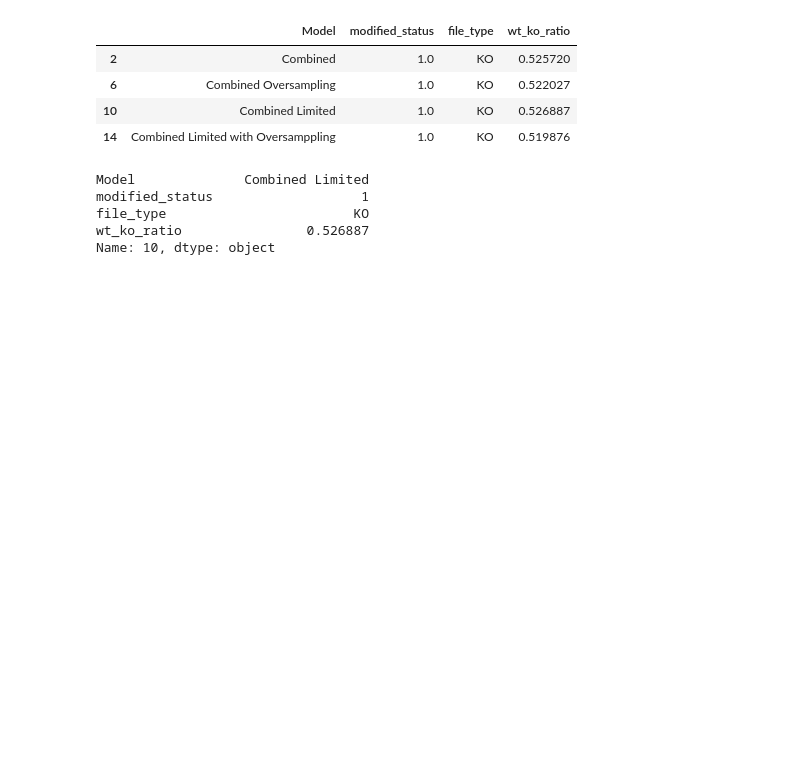
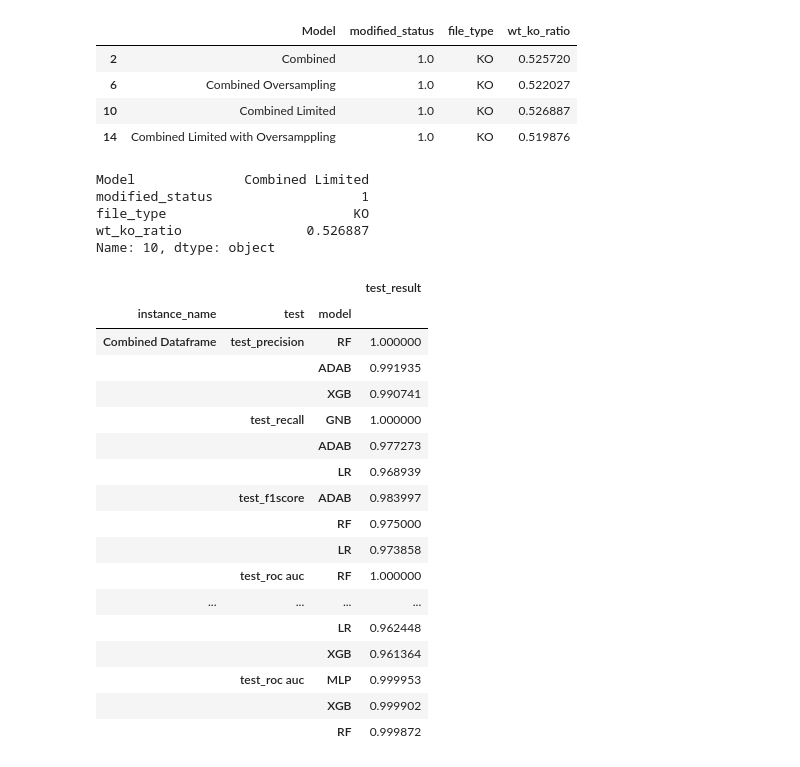
Before and after one commit to Karsten-Yan/ky-nf-capstone, a Jupyter notebook: 3_Predictive_Modelling_Combined_Dataframe.ipynb, the cells around one changed output. Cells and saved outputs as stored; diff of their text form; code cells hidden in the pictures; blank space fills up the shorter version.

```diff
--- a/3_Predictive_Modelling_Combined_Dataframe.ipynb
+++ b/3_Predictive_Modelling_Combined_Dataframe.ipynb
@@ -66,3 +64,6 @@ numeric_features_combined = list(X_train_combined .columns[X_train_combined .dty
+# %%
+# prepare list of numeric and categorical features to feed into column transformer
+numeric_features_combined = list(X_finaltest_combined .columns[X_finaltest_combined .dtypes ==  "float"])
 # %%
 numeric_features_combined
 # %% [output]
@@ -79,7 +80,7 @@ numeric_features_combined
  'dwell_time_diff_to_median',
  'median_value_diff_to_median']
 # %%
-cat_features_combined = list(X_train_combined.columns[X_train_combined.dtypes ==  "category"])
+cat_features_combined = list(X_finaltest_combined.columns[X_finaltest_combined.dtypes ==  "category"])
 # %%
 cat_features_combined
 # %% [output]
@@ -488,3 +488,24 @@ modified_status                   1
 file_type                        KO
 wt_ko_ratio                0.526887
 Name: 10, dtype: object
+# %%
+model_selection_results
+# %% [output]
+|  |  |  | test_result |
+| instance_name | test | model |  |
+| Combined Dataframe | test_precision | RF | 1.000000 |
+|  |  | ADAB | 0.991935 |
+|  |  | XGB | 0.990741 |
+|  | test_recall | GNB | 1.000000 |
+|  |  | ADAB | 0.977273 |
+|  |  | LR | 0.968939 |
+|  | test_f1score | ADAB | 0.983997 |
+|  |  | RF | 0.975000 |
+|  |  | LR | 0.973858 |
+|  | test_roc auc | RF | 1.000000 |
+| ... | ... | ... | ... |
+|  |  | LR | 0.962448 |
+|  |  | XGB | 0.961364 |
+|  | test_roc auc | MLP | 0.999953 |
+|  |  | XGB | 0.999902 |
+|  |  | RF | 0.999872 |
```
Also changed, not shown: parts of 23 cells of this notebook, 7 other files.
